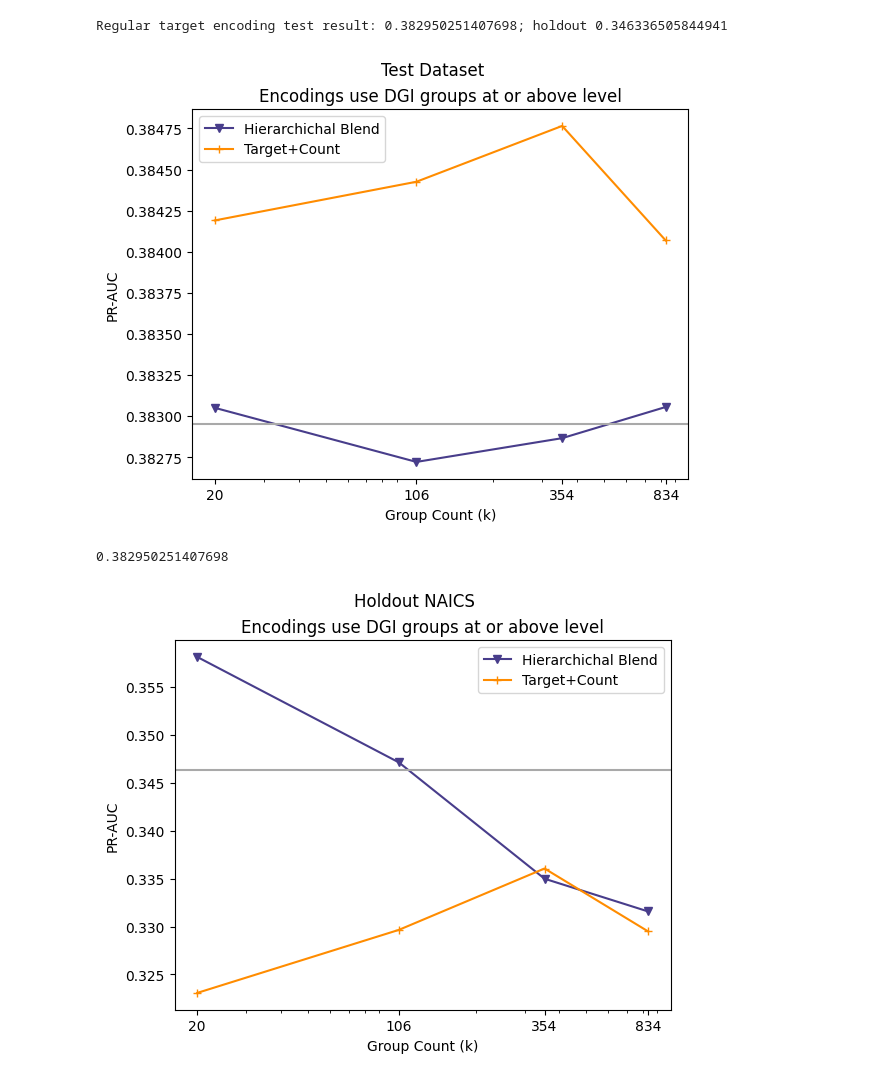
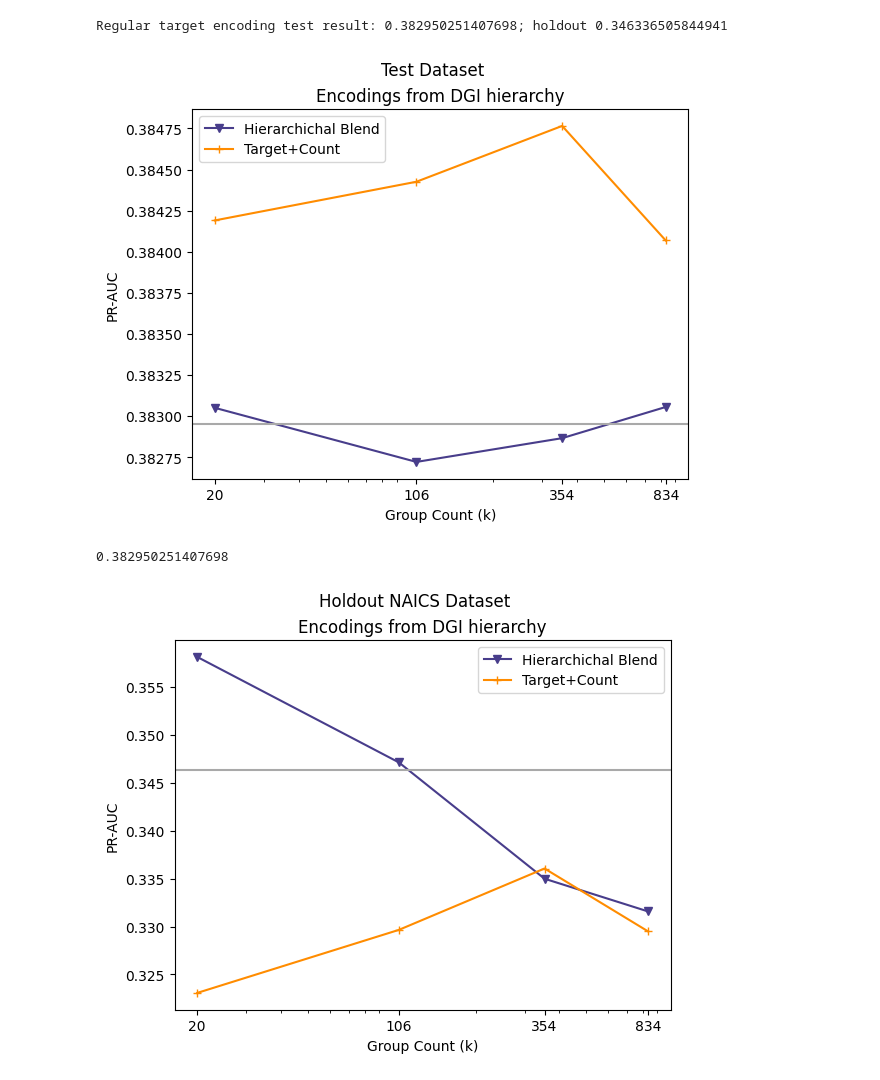
Before and after one commit to vla6/Blog_gnn_naics, a Jupyter notebook: A_target_count_encoding/A07_xgb_tc_loop_dgi_start.ipynb, the cells around one changed output. Cells and saved outputs as stored; diff of their text form; code cells hidden in the pictures.

Commit message:
final plots

```diff
--- a/A_target_count_encoding/A07_xgb_tc_loop_dgi_start.ipynb
+++ b/A_target_count_encoding/A07_xgb_tc_loop_dgi_start.ipynb
@@ -227,14 +227,14 @@ metrics_sum[metrics_sum['dset_naics_holdout'] == 0] \
 ax.set_ylabel('PR-AUC')
 ax.set_xlabel('Group Count (k)')
 fig.suptitle('Test Dataset')
-ax.set_title('Encodings use DGI groups at or above level')
+ax.set_title('Encodings from DGI hierarchy')
 plt.axhline(y=hline_test, color='darkgray')
 ax.set_xticks(label_k)
 ax.set_xticklabels(label_k)
 fig.savefig(Path(setup.temp_path).joinpath('A07_PLOT_compare_base_reg.png'),
             bbox_inches='tight')
 # %% [output]
-[figure, old version]
+[figure, new version]
 # %%
 hline_test
 # %% [output]
@@ -242,19 +242,19 @@ hline_test
 # %%
 fig, ax = plt.subplots()
 metrics_base_sum[metrics_base_sum['dset_naics_holdout'] == 1] \
     .plot(x='k', y='average_precision_score', logx=True, ax=ax,
           label='Hierarchichal Blend',color='darkslateblue', style='v-')
 metrics_sum[metrics_sum['dset_naics_holdout'] == 1] \
     .plot(x='k', y='average_precision_score', logx=True, ax=ax,
           label='Target+Count',color='darkorange', style='+-')
 ax.set_ylabel('PR-AUC')
 ax.set_xlabel('Group Count (k)')
-fig.suptitle('Holdout NAICS')
-ax.set_title('Encodings use DGI groups at or above level')
+fig.suptitle('Holdout NAICS Dataset')
+ax.set_title('Encodings from DGI hierarchy')
 plt.axhline(y=hline_ho, color='darkgray')
 ax.set_xticks(label_k)
 ax.set_xticklabels(label_k)
 fig.savefig(Path(setup.temp_path).joinpath('A07_PLOT_compare_base_ho.png'),
             bbox_inches='tight')
 # %% [output]
-[figure, old version]
+[figure, new version]
```
Also changed, not shown: parts of 1 cell of this notebook, 32 other files.
